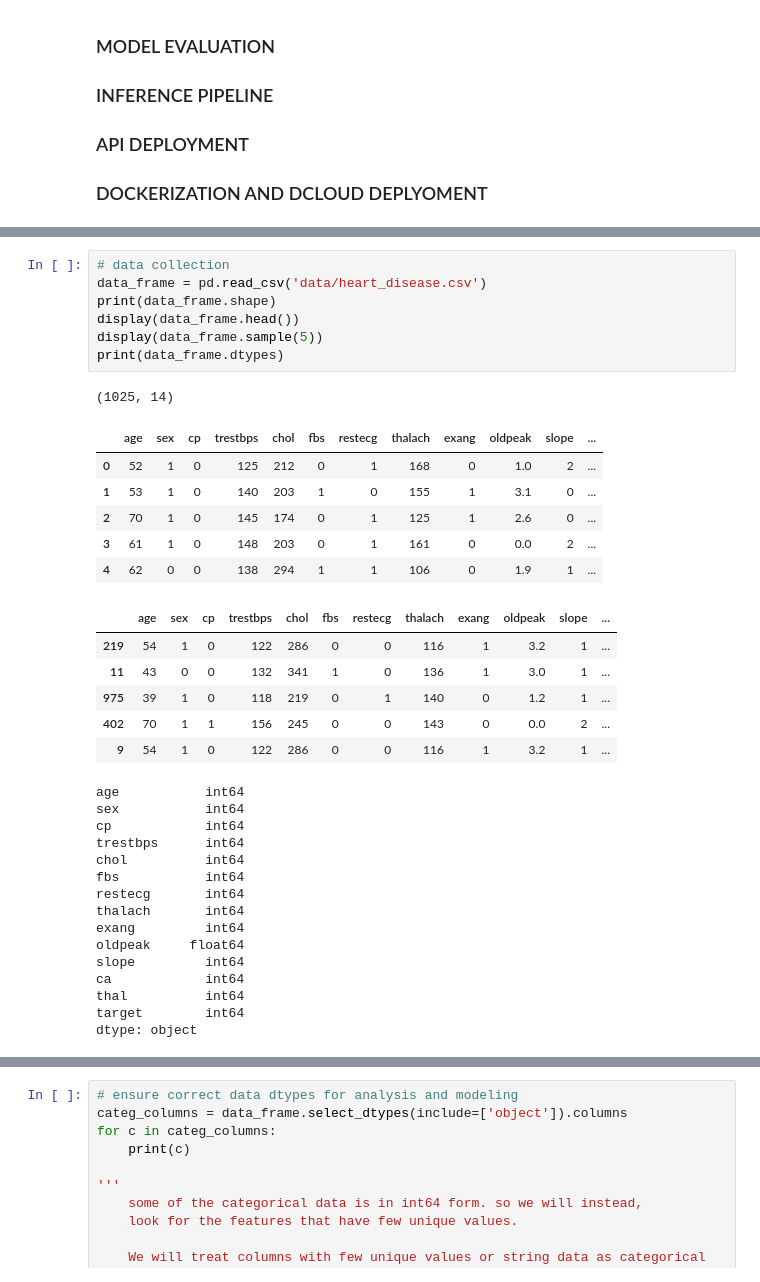
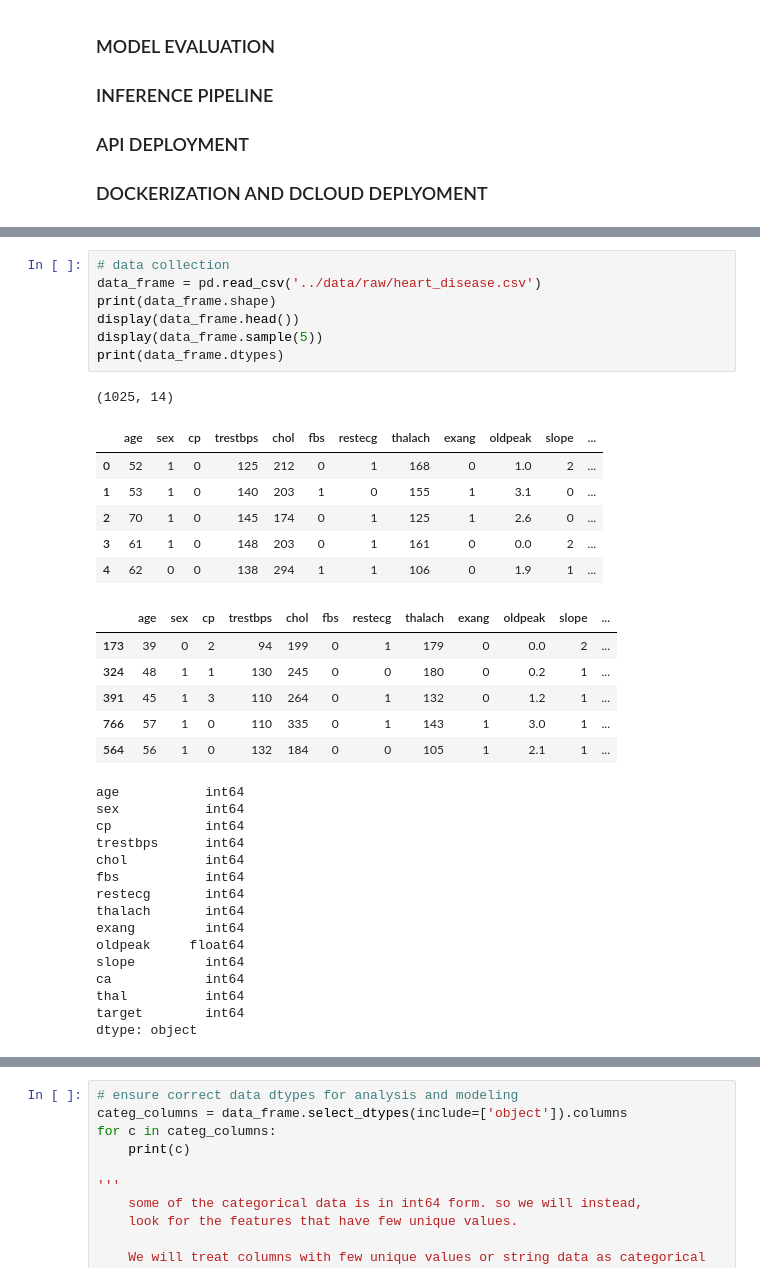
Before and after one commit to MarkAlfordJr/HeartDiseaseEndToEnd, a Jupyter notebook: notebook/heart_disease.ipynb, the cells around one changed output, grey strips where cells are left out. Drawn from its saved outputs; the diff is of its cells as text.

```diff
--- a/notebook/heart_disease.ipynb
+++ b/notebook/heart_disease.ipynb
@@ -36,24 +61,24 @@ from sklearn.preprocessing import StandardScaler
 # %%
 # data collection
-data_frame = pd.read_csv('data/heart_disease.csv')
+data_frame = pd.read_csv('../data/raw/heart_disease.csv')
 print(data_frame.shape)
 display(data_frame.head())
 display(data_frame.sample(5))
 print(data_frame.dtypes)
 # %% [output]
 (1025, 14)
 |  | age | sex | cp | trestbps | chol | fbs | restecg | thalach | exang | oldpeak | slope | ... |
 | 0 | 52 | 1 | 0 | 125 | 212 | 0 | 1 | 168 | 0 | 1.0 | 2 | ... |
 | 1 | 53 | 1 | 0 | 140 | 203 | 1 | 0 | 155 | 1 | 3.1 | 0 | ... |
 | 2 | 70 | 1 | 0 | 145 | 174 | 0 | 1 | 125 | 1 | 2.6 | 0 | ... |
 | 3 | 61 | 1 | 0 | 148 | 203 | 0 | 1 | 161 | 0 | 0.0 | 2 | ... |
 | 4 | 62 | 0 | 0 | 138 | 294 | 1 | 1 | 106 | 0 | 1.9 | 1 | ... |
 |  | age | sex | cp | trestbps | chol | fbs | restecg | thalach | exang | oldpeak | slope | ... |
-| 219 | 54 | 1 | 0 | 122 | 286 | 0 | 0 | 116 | 1 | 3.2 | 1 | ... |
-| 11 | 43 | 0 | 0 | 132 | 341 | 1 | 0 | 136 | 1 | 3.0 | 1 | ... |
-| 975 | 39 | 1 | 0 | 118 | 219 | 0 | 1 | 140 | 0 | 1.2 | 1 | ... |
-| 402 | 70 | 1 | 1 | 156 | 245 | 0 | 0 | 143 | 0 | 0.0 | 2 | ... |
-| 9 | 54 | 1 | 0 | 122 | 286 | 0 | 0 | 116 | 1 | 3.2 | 1 | ... |
+| 173 | 39 | 0 | 2 | 94 | 199 | 0 | 1 | 179 | 0 | 0.0 | 2 | ... |
+| 324 | 48 | 1 | 1 | 130 | 245 | 0 | 0 | 180 | 0 | 0.2 | 1 | ... |
+| 391 | 45 | 1 | 3 | 110 | 264 | 0 | 1 | 132 | 0 | 1.2 | 1 | ... |
+| 766 | 57 | 1 | 0 | 110 | 335 | 0 | 1 | 143 | 1 | 3.0 | 1 | ... |
+| 564 | 56 | 1 | 0 | 132 | 184 | 0 | 0 | 105 | 1 | 2.1 | 1 | ... |
 age           int64
 sex           int64
 cp            int64
```
Also changed, not shown: parts of 18 cells of this notebook, 3 other files.
